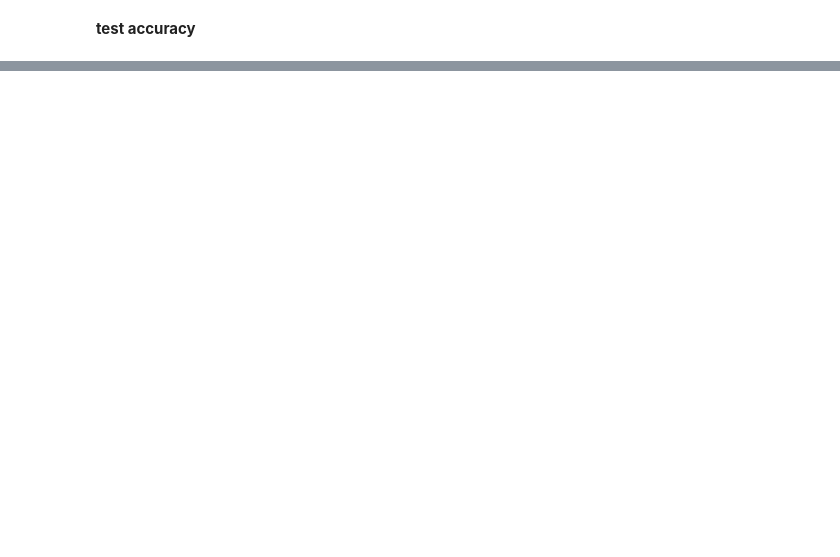
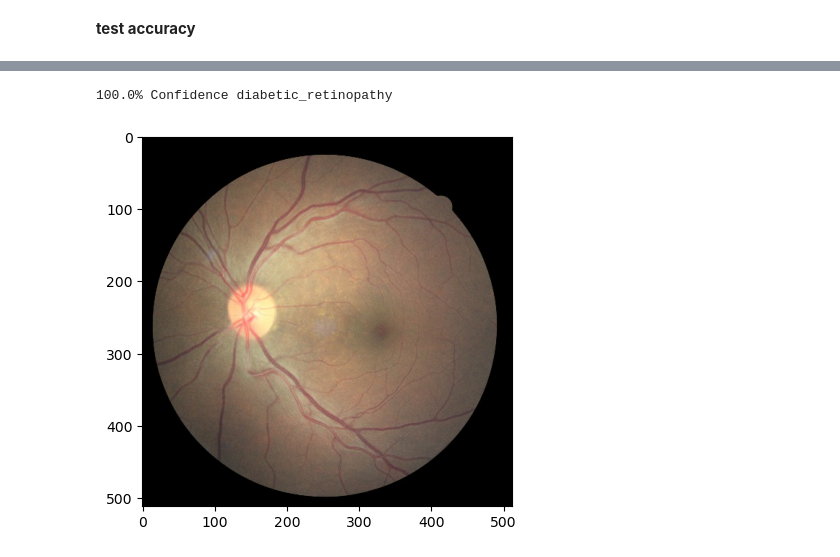
Before and after one commit to jaikrishna612/Deep-Learning, a Jupyter notebook: eye-disease.ipynb, the cells around one changed output, grey strips where cells are left out. Drawn from its saved outputs; the diff is of its cells as text; code cells hidden in the pictures; blank space fills up the shorter version.

```diff
--- a/eye-disease.ipynb
+++ b/eye-disease.ipynb
@@ -234,0 +260,6 @@ loss,aac = model.evaluate(x_test,y_test)
+# %%
+img = Image.open(r"/kaggle/input/eye-diseases-classification/dataset/diabetic_retinopathy/10003_left.jpeg")
+Prediction(img)
+# %% [output]
+100.0% Confidence diabetic_retinopathy
+[figure, added]
```
Also changed, not shown: parts of 12 cells of this notebook.
